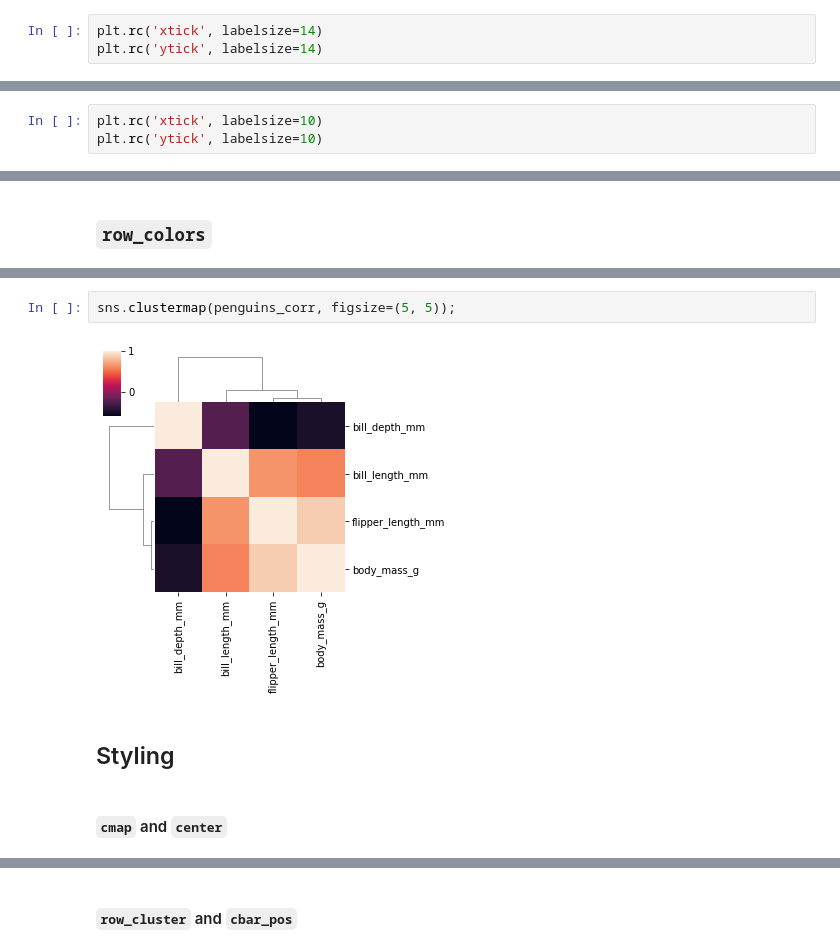
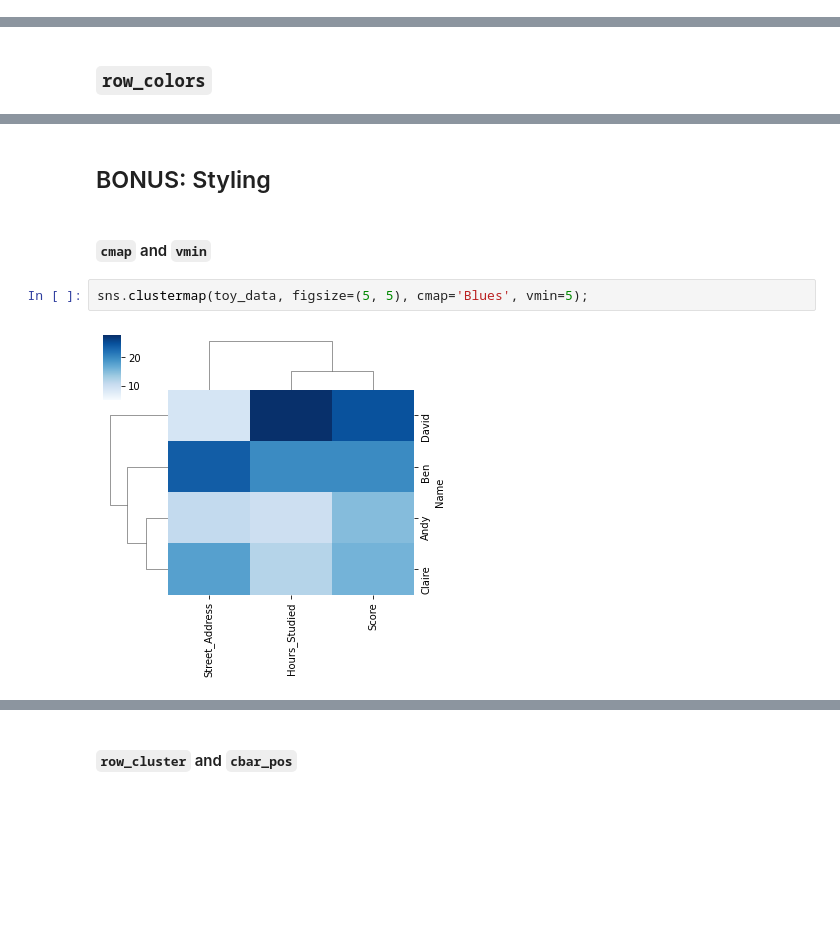
Before and after one commit to kimfetti/Videos, a Jupyter notebook: Seaborn/22_clustermap.ipynb, the cells around one changed output, grey strips where cells are left out. Cells and saved outputs as stored; diff of their text form; blank space fills up the shorter version.

Commit message:
add clustermap code

```diff
--- a/Seaborn/22_clustermap.ipynb
+++ b/Seaborn/22_clustermap.ipynb
@@ -11,3 +8,0 @@ import pandas as pd
-# %%
-plt.rc('xtick', labelsize=14)
-plt.rc('ytick', labelsize=14)
@@ -118,6 +9,3 @@ plt.savefig('11heatmap_example_withannot.svg')
-# %%
-plt.rc('xtick', labelsize=10)
-plt.rc('ytick', labelsize=10)
 # %% [markdown]
 ## Basics - Toy Example
 # %%
@@ -241,8 +116,8 @@ penguins_corr
+# %% [markdown]
+## BONUS: Styling
+# %% [markdown]
+#### `cmap` and `vmin`
 # %%
-sns.clustermap(penguins_corr, figsize=(5, 5));
+sns.clustermap(toy_data, figsize=(5, 5), cmap='Blues', vmin=5);
 # %% [output]
-[figure, old version]
+[figure, new version]
-# %% [markdown]
-## Styling
-# %% [markdown]
-#### `cmap` and `center`
```
Also changed, not shown: parts of 28 cells of this notebook.
